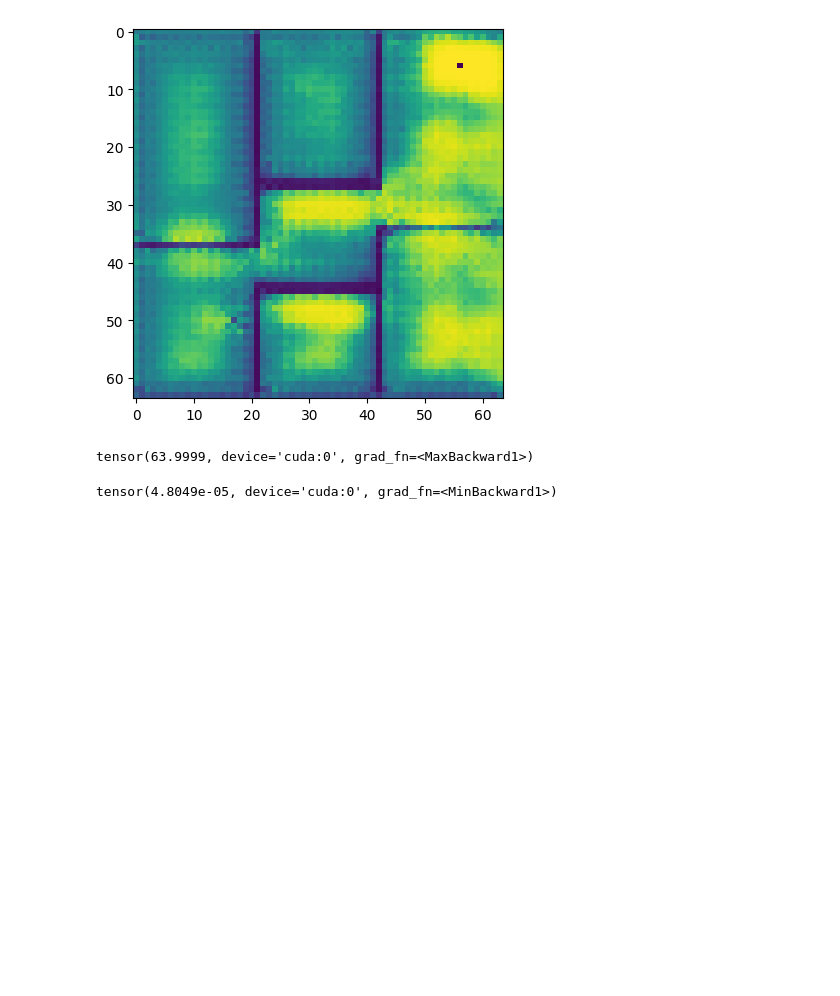
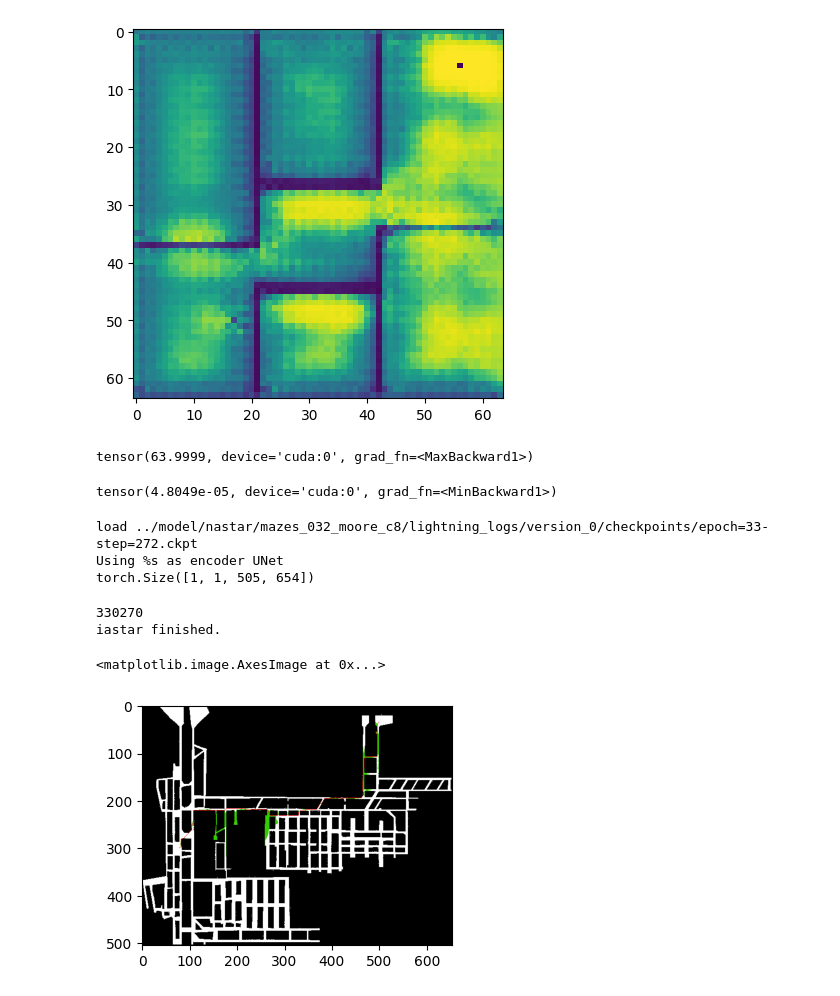
Before and after one commit to sair-lab/iAstar, a Jupyter notebook: example/example.ipynb, the cells around one changed output. Saved outputs shown, nothing was run; the diff lists cells and outputs as text; code cells hidden in the pictures; blank space fills up the shorter version.

```diff
--- a/example/example.ipynb
+++ b/example/example.ipynb
@@ -11,21 +11,21 @@ from neural_astar.utils.training import load_from_ptl_checkpoint
 
 from neural_astar.planner import NeuralAstar
 
-device = "cuda" if torch.cuda.is_available() else "cpu"
+device = 2 if torch.cuda.is_available() else "cpu"
 neural_astar = NeuralAstar(encoder_arch='CNN').to(device)
 neural_astar.load_state_dict(load_from_ptl_checkpoint("../model/nastar/mazes_032_moore_c8/lightning_logs/"))
 
 def load_from_ptl_checkpoint(filename):
     return torch.load(filename)["model_state_dict"]
 ia_planner = iastar(encoder_input=3,
-                    encoder_arch="UNetAtt",
+                    encoder_arch="UNet",
                     device=device,
                     encoder_depth=4,
                     learn_obstacles=False,
                     is_training = False,
                     output_path_list= False,
                     w=2.0).to(device)
-ia_planner.encoder.load_state_dict(load_from_ptl_checkpoint("/home/cxy/iAstar/model/02-09-2024-15-18-38/22/iaster1UNetAtt.pkl"))
+ia_planner.encoder.load_state_dict(load_from_ptl_checkpoint("/home/cxy/iAstar/model/18-08-2024-20-17-39/3/iaster1UNet.pkl"))
 da_planner = dastar()
 # %% [output]
 load ../model/nastar/mazes_032_moore_c8/lightning_logs/version_0/checkpoints/epoch=33-step=272.ckpt
@@ -442,3 +442,77 @@ tensor(63.9999, device='cuda:0', grad_fn=<MaxBackward1>)
 print(torch.min(a))
 # %% [output]
 tensor(4.8049e-05, device='cuda:0', grad_fn=<MinBackward1>)
+# %%
+# read gridmap from grid_map.npy
+import sys
+sys.path.append("..")
+import torch
+from iastar_v3 import iastar
+from dastar import dastar
+import matplotlib.pyplot as plt
+from data_loader import create_dataloader
+from utils import  visualize_results
+from neural_astar.utils.training import load_from_ptl_checkpoint
+
+from neural_astar.planner import NeuralAstar
+
+device = 2 if torch.cuda.is_available() else "cpu"
+neural_astar = NeuralAstar(encoder_arch='CNN').to(device)
+neural_astar.load_state_dict(load_from_ptl_checkpoint("../model/nastar/mazes_032_moore_c8/lightning_logs/"))
+
+def load_from_ptl_checkpoint(filename):
+    return torch.load(filename)["model_state_dict"]
+ia_planner = iastar(encoder_input=3,
+                    encoder_arch="UNet",
+                    device=device,
+                    encoder_depth=4,
+                    learn_obstacles=False,
+                    is_training = False,
+                    output_path_list= False,
+                    store_intermediate_results=True,
+                    w=2.0).to(device)
+ia_planner.encoder.load_state_dict(load_from_ptl_checkpoint("/home/cxy/iAstar/model/18-08-2024-20-17-39/3/iaster1UNet.pkl"))
+# ia_planner = iastar(encoder_input=3,
+#                     encoder_arch="UNet",
+#                     device=device,
+#                     encoder_depth=3,
+#                     learn_obstacles=False,
+#                     is_training = False,
+#                     output_path_list= True,
+#                     store_intermediate_results=True,
+#                     w=2.0).to(device)
+# ia_planner.encoder.load_state_dict(load_from_ptl_checkpoint("/home/cxy/iAstar/model/29-08-2024-11-23-48/2/iaster1UNet.pkl"))
+# da_planner = dastar()
+import torch
+import numpy as np
+import matplotlib.pyplot as plt
+grid_map = np.load('grid_mapT.npy')
+grid_map_tensor = torch.tensor(grid_map, device=device, dtype=torch.float32)[None, None, ...]
+start_map = torch.zeros_like(grid_map_tensor, dtype=torch.float32)
+goal_map = torch.zeros_like(grid_map_tensor, dtype=torch.float32)
+start_map[0,0, 35, 500] = 1
+goal_map[0,0, 300, 78] = 1
+# grid_map_tensor = grid_map_tensor.repeat(2, 1, 1, 1)
+# start_map = start_map.repeat(2, 1, 1, 1)
+# goal_map = goal_map.repeat(2, 1, 1, 1)
+grid_map_tensor = grid_map_tensor.repeat(1, 1, 1, 1)
+start_map = start_map.repeat(1, 1, 1, 1)
+goal_map = goal_map.repeat(1, 1, 1, 1)
+print(start_map.shape)
+# isinstance = torch.concat([grid_map_tensor, start_map, goal_map], dim=1)
+ia_planner.eval()
+ia_planner.to(device)
+with torch.no_grad():
+    ia_outputs= ia_planner(grid_map_tensor.to(device), start_map.to(device), goal_map.to(device))
+print("iastar finished.")
+fig, axes = plt.subplots(1, 1, figsize=[4, 4])
+
+axes.imshow(visualize_results(grid_map_tensor.to("cpu"), ia_outputs))
+# %% [output]
+load ../model/nastar/mazes_032_moore_c8/lightning_logs/version_0/checkpoints/epoch=33-step=272.ckpt
+Using %s as encoder UNet
+torch.Size([1, 1, 505, 654])
+330270
+iastar finished.
+<matplotlib.image.AxesImage at 0x...>
+[figure, added]
```
Also changed, not shown: parts of 15 cells of this notebook, 8 other files.
